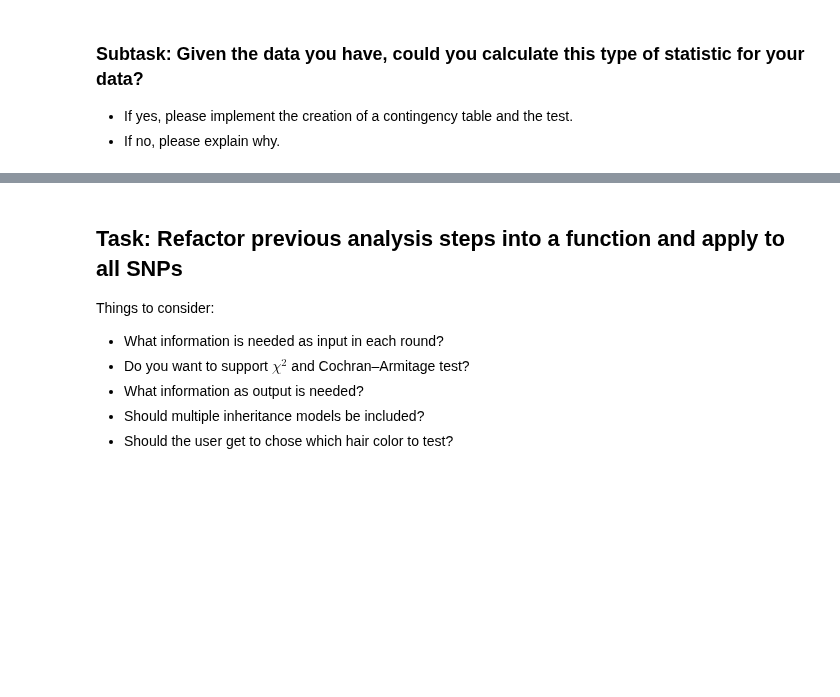
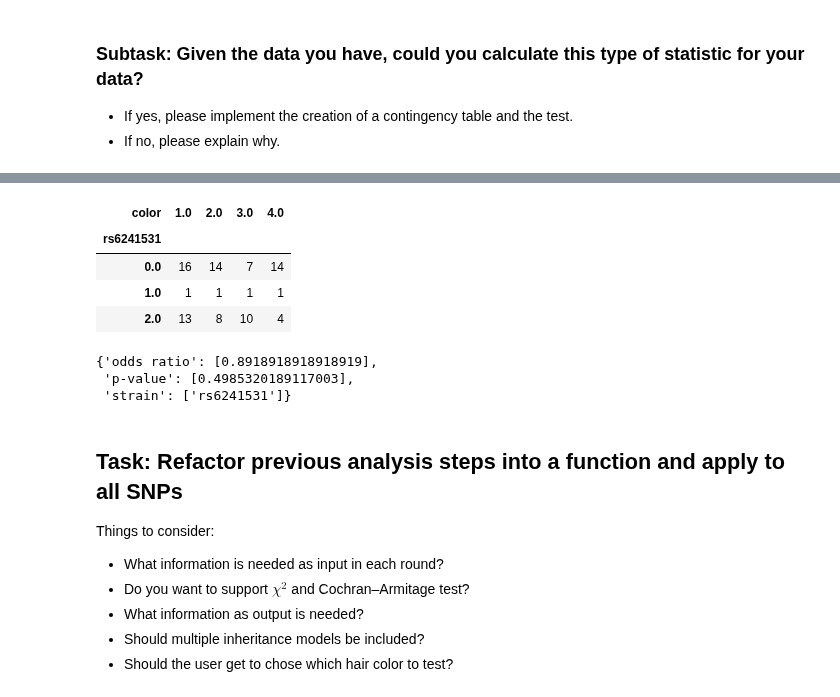
Before and after one commit to TrisKast/DataScience-Bioinformatics, a Jupyter notebook: notebooks/Day34_GWAS.ipynb, the cells around one changed output, grey strips where cells are left out. Cells and saved outputs as stored; diff of their text form; code cells hidden in the pictures; blank space fills up the shorter version.

```diff
--- a/notebooks/Day34_GWAS.ipynb
+++ b/notebooks/Day34_GWAS.ipynb
@@ -347,3 +350,20 @@ http://dx.doi.org/10.1038/nprot.2010.182
 
 * If yes, please implement the creation of a contingency table and the test.
 * If no, please explain why.
+# %%
+# copy genotype and phenotype data
+pheno = phenotype.transpose()
+pheno
+geno = genotype
+geno
+
+# concatenate full genotype data with phenotype color
+multimodel = pandas.concat([geno, pheno], join = 'outer', axis=0).transpose().dropna().transpose()
+
+# test merging visually. color is in last row
+print(multimodel.head(5))
+print(multimodel.loc['color'].head(5))
+
+# list of crosstab
+contTables = [pandas.crosstab(multimodel.transpose()[index], multimodel.transpose().color) for index in multimodel.index]
+print("\nContigency tables created and stored in list \'contTables\'")
@@ -349,0 +388,9 @@ http://dx.doi.org/10.1038/nprot.2010.182
+# %%
+# test output for first crosstable
+contTables[1]
+# %% [output]
+| color | 1.0 | 2.0 | 3.0 | 4.0 |
+| rs6241531 |  |  |  |  |
+| 0.0 | 16 | 14 | 7 | 14 |
+| 1.0 | 1 | 1 | 1 | 1 |
+| 2.0 | 13 | 8 | 10 | 4 |
@@ -350,3 +406,10 @@ http://dx.doi.org/10.1038/nprot.2010.182
+# %%
+# print one result as example output
+myDF[1]
+# %% [output]
+{'odds ratio': [0.8918918918918919],
+ 'p-value': [0.4985320189117003],
+ 'strain': ['rs6241531']}
 # %% [markdown]
 ## Task: Refactor previous analysis steps into a function and apply to all SNPs
 
```
Also changed, not shown: parts of 8 cells of this notebook, 10 other files.
